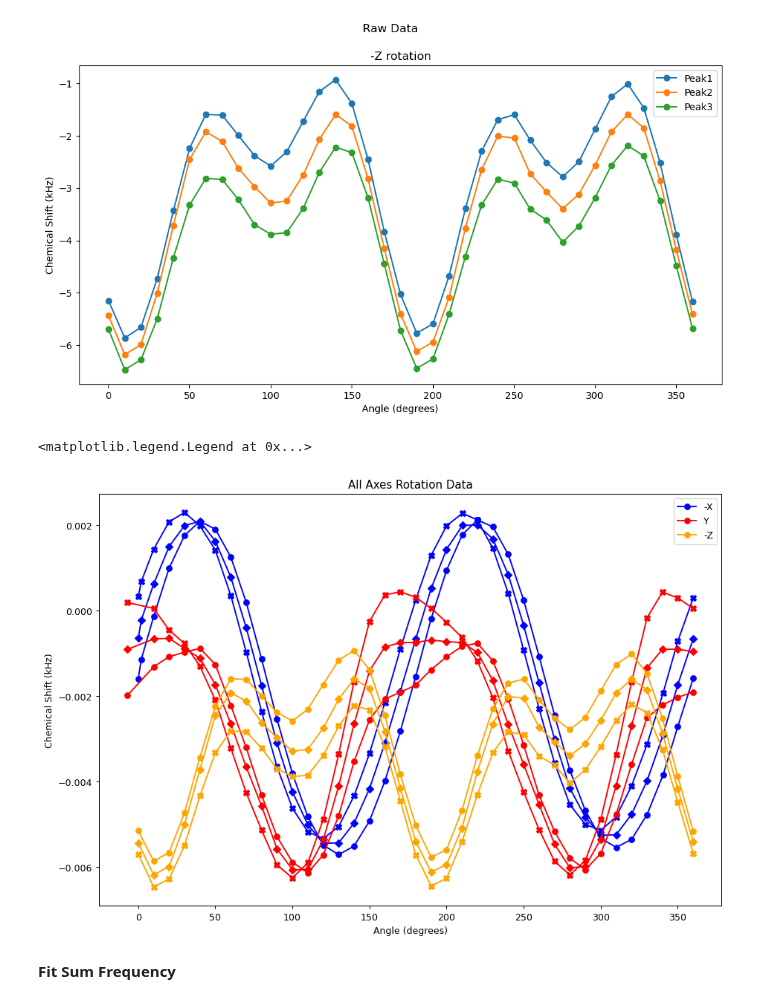
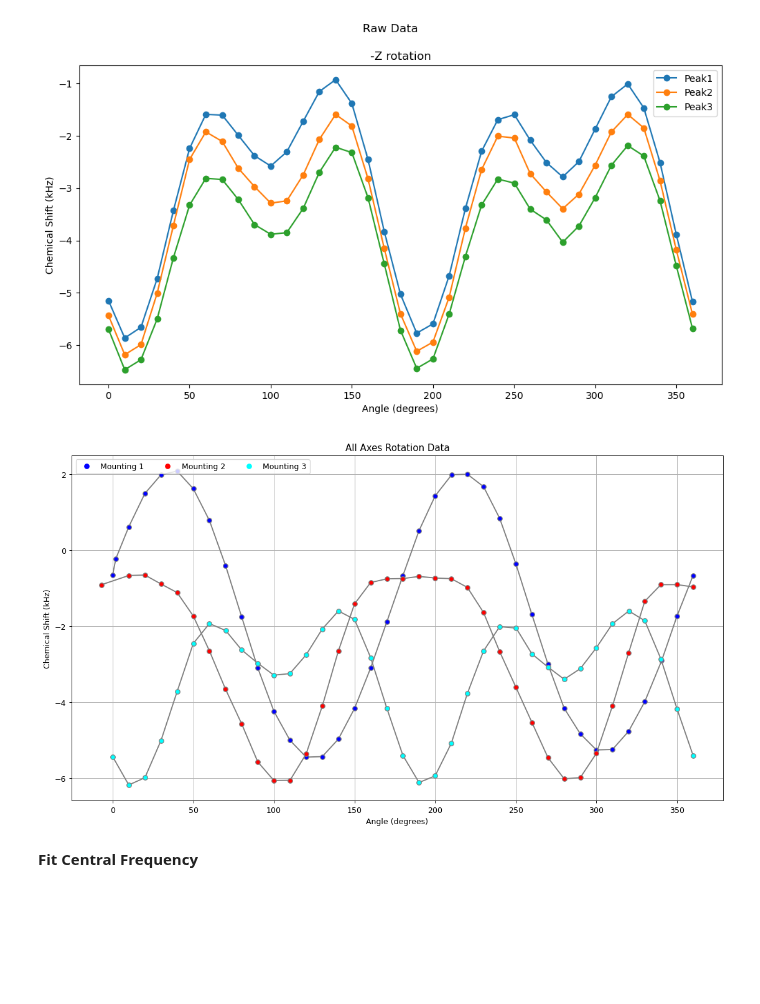
Before and after one commit to AstrobioShiva/Script_project, a Jupyter notebook: NMR_analysis/fitting_(-)HQipc2B_cluster1.ipynb, the cells around one changed output. Drawn from its saved outputs; the diff is of its cells as text; code cells hidden in the pictures; blank space fills up the shorter version.

```diff
--- a/NMR_analysis/fitting_(-)HQipc2B_cluster1.ipynb
+++ b/NMR_analysis/fitting_(-)HQipc2B_cluster1.ipynb
@@ -46,23 +47,50 @@ for i in range(3):
 [figure]
 [figure]
 # %%
-plt.figure(figsize = (12,8), dpi = 90)
+plt.figure(figsize = (15,8), dpi = 90)
 
-plt.plot(df[0].Angle, df[0].Cluster1Peak0/1000,'-bo' ,label = '-X')
-plt.plot(df[0].Angle, df[0].Cluster1Peak1/1000,'-bD')
-plt.plot(df[0].Angle, df[0].Cluster1Peak2/1000, '-bX')
+# plt.plot(df[0].Angle, df[0].Cluster1Peak0,linestyle='dotted', marker='o', color = 'grey', markerfacecolor = 'blue')
+plt.plot(df[0].Angle, df[0].Cluster1Peak1,linestyle='-', marker='o', color = 'grey', markerfacecolor = 'blue')
+# plt.plot(df[0].Angle, df[0].Cluster1Peak2, linestyle='--', marker='o', color = 'grey', markerfacecolor  = 'blue')
 
-plt.plot(df[1].Angle, df[1].Cluster1Peak0/1000,'-ro' ,label = 'Y')
-plt.plot(df[1].Angle, df[1].Cluster1Peak1/1000,'-rD')
-plt.plot(df[1].Angle, df[1].Cluster1Peak2/1000, '-rX')
+# plt.plot(df[1].Angle, df[1].Cluster1Peak0,linestyle='dotted', marker='o', color = 'grey', markerfacecolor  = 'red')
+plt.plot(df[1].Angle, df[1].Cluster1Peak1,linestyle='-', marker='o', color = 'grey', markerfacecolor  = 'red')
+# plt.plot(df[1].Angle, df[1].Cluster1Peak2, linestyle='--', marker='o', color = 'grey', markerfacecolor  = 'red')
 
-plt.plot(df[2].Angle, df[2].Cluster1Peak0/1000, linestyle='-', marker='o', color = 'orange',label = '-Z')
-plt.plot(df[2].Angle, df[2].Cluster1Peak1/1000, linestyle='-', marker='D', color = 'orange')
-plt.plot(df[2].Angle, df[2].Cluster1Peak2/1000, linestyle='-', marker='X', color = 'orange')
+# plt.plot(df[2].Angle, df[2].Cluster1Peak0, linestyle='dotted', marker='o', color = 'grey', markerfacecolor  = 'cyan')
+plt.plot(df[2].Angle, df[2].Cluster1Peak1, linestyle='-', marker='o', color = 'grey', markerfacecolor  = 'cyan')
+# plt.plot(df[2].Angle, df[2].Cluster1Peak2, linestyle='--', marker='o', color = 'grey', markerfacecolor  = 'cyan')
+
+# Custom legend handle ( markers)
+marker_legend = [Line2D([0], [0], marker='o', color='w', markerfacecolor='blue', markersize=8, label='Mounting 1'),
+                 Line2D([0], [0], marker='o', color='w', markerfacecolor='red', markersize=8, label='Mounting 2'),
+                 Line2D([0], [0], marker='o', color='w', markerfacecolor='cyan', markersize=8, label='Mounting 3')]
+
+# Custom legend for lines
+# line_legend = [Line2D([0], [0], color='grey', lw=2, marker = '', linestyle='dotted', label='Satellite 1'),
+#                Line2D([0], [0], color='grey', lw=2,marker = '', linestyle='-', label='Central'),
+#                Line2D([0], [0], color='grey', lw=2,marker = '', linestyle='--', label='Satellite 2')]
+
+# # Add line legend
+# legend1 = plt.legend(handles=line_legend, loc='upper left')
+
+# # Add marker legend separately
+# legend2 = plt.legend(handles=marker_legend, loc='lower right', title="Marker Legend")
+
+# # Add the first legend back to the plot after adding the second legend
+# plt.gca().add_artist(legend1)
+
+# Combine both markers and lines into a single list for the legend
+combined_legend = marker_legend
+# Add a single legend with both markers and lines, placed side by side
+plt.legend(handles=combined_legend, loc='upper left', bbox_to_anchor=(0, 1), ncol=3)
+
+
+
 plt.title('All Axes Rotation Data')
 plt.xlabel('Angle (degrees)')
 plt.ylabel('Chemical Shift (kHz)')
-plt.legend()
+plt.grid()
+plt.show()
 # %% [output]
-<matplotlib.legend.Legend at 0x...>
-[figure, old version]
+[figure, new version]
@@ -81,3 +119,3 @@ for i in range(3):
 # %% [markdown]
-**Fit Sum Frequency**
+**Fit Central Frequency**
 # %%
```
Also changed, not shown: parts of 29 cells of this notebook, 17 other files.
